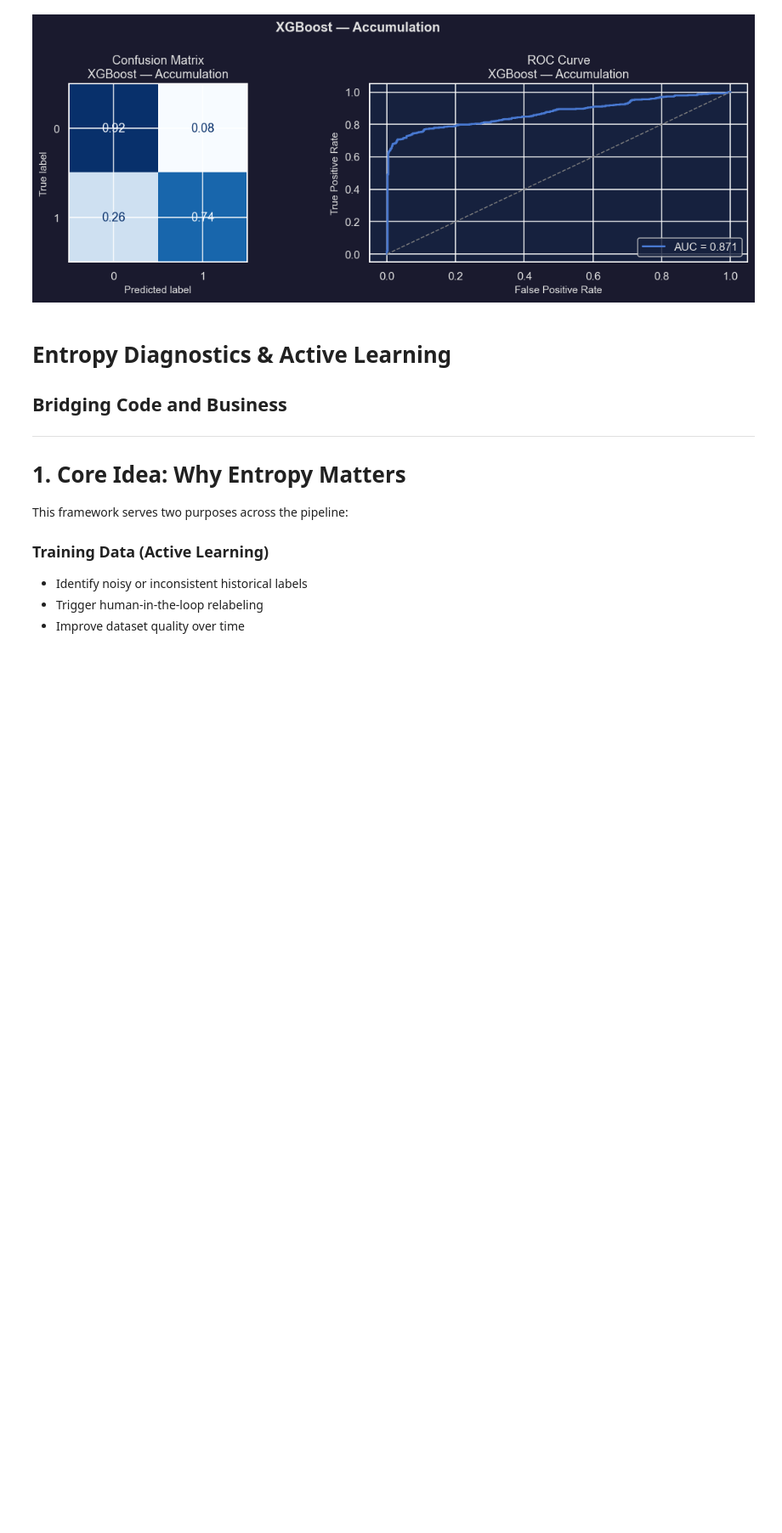
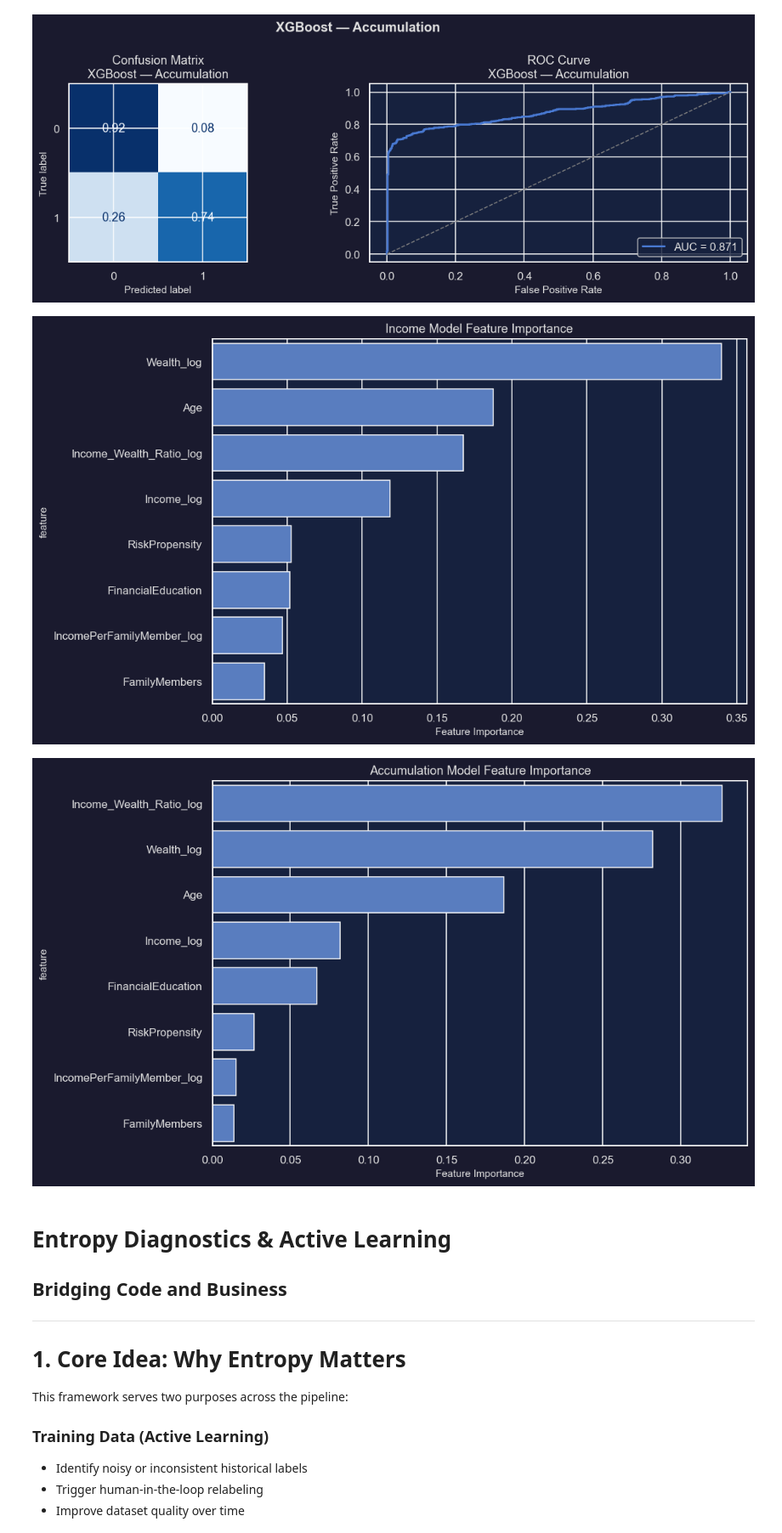
Before and after one commit to Smael-olk/Fintech, a Jupyter notebook: Business Case 2/Recommendation_Engine.ipynb, the cells around one changed output. Shown at 85% size. Saved outputs shown, nothing was run; the diff lists cells and outputs as text; code cells hidden in the pictures; blank space fills up the shorter version.

Commit message:
Feature importance plots added

```diff
--- a/Business Case 2/Recommendation_Engine.ipynb
+++ b/Business Case 2/Recommendation_Engine.ipynb
@@ -369,6 +369,42 @@ XGBoost — Accumulation
 |    F1     |  0.828  | 0.011  |  0.829   |
 +-----------+---------+--------+----------+
 [figure]
+# %%
+def plot_feature_importance(model, feature_names, title):
+    # Extract the actual trained model
+    if hasattr(model, "trained_model"):
+        model = model.trained_model
+
+    # Safety check
+    if not hasattr(model, "feature_importances_"):
+        raise AttributeError(f"{type(model)} does not support feature_importances_")
+
+    importances = pd.DataFrame({
+        'feature': feature_names,
+        'importance': model.feature_importances_
+    }).sort_values('importance', ascending=False)
+
+    plt.figure(figsize=(10, 6))
+    sns.barplot(data=importances, x='importance', y='feature')
+    plt.title(title)
+    plt.xlabel('Feature Importance')
+    plt.tight_layout()
+    plt.show()
+# %%
+plot_feature_importance(
+    income_model,
+    X_train_inc_scaled.columns,
+    "Income Model Feature Importance"
+)
+
+plot_feature_importance(
+    accum_model,
+    X_train_acc_scaled.columns,
+    "Accumulation Model Feature Importance"
+)
+# %% [output]
+[figure, added]
+[figure, added]
 # %% [markdown]
 # Entropy Diagnostics & Active Learning
 ## Bridging Code and Business
```
